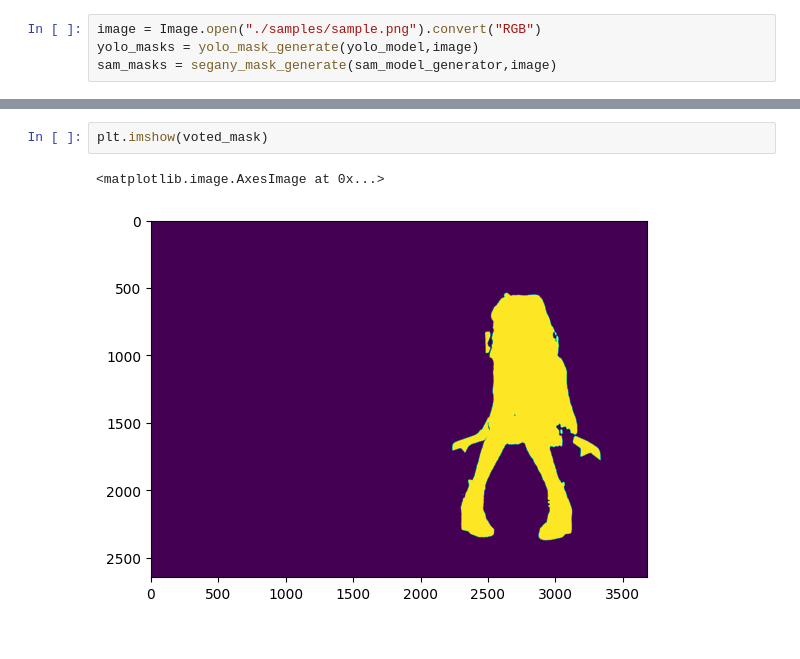
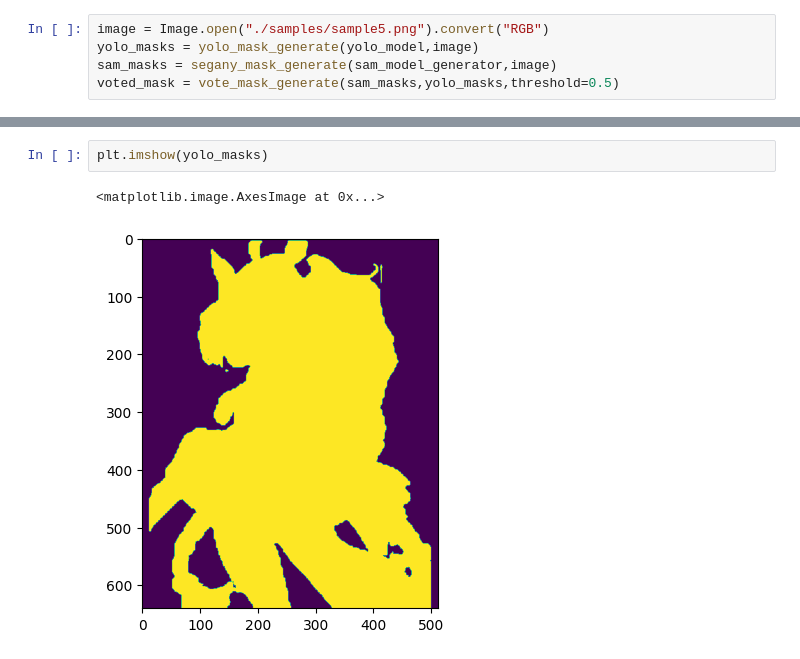
Before and after one commit to Akito-UzukiP/Anime-seg-yolov8, a Jupyter notebook: detect_with_segany.ipynb, the cells around one changed output, grey strips where cells are left out. Cells and saved outputs as stored; diff of their text form.

```diff
--- a/detect_with_segany.ipynb
+++ b/detect_with_segany.ipynb
@@ -13,6 +18,7 @@ sam_model_generator = SamAutomaticMaskGenerator(sam)
 yolo_model = YOLO('./yolo/last.pt')
 # %%
-image = Image.open("./samples/sample.png").convert("RGB")
+image = Image.open("./samples/sample5.png").convert("RGB")
 yolo_masks = yolo_mask_generate(yolo_model,image)
 sam_masks = segany_mask_generate(sam_model_generator,image)
+voted_mask = vote_mask_generate(sam_masks,yolo_masks,threshold=0.5)
 # %% [output]
@@ -56,5 +44,5 @@ voted_mask = vote_mask_generate(sam_masks,yolo_masks,threshold=0.5)
 # %%
-plt.imshow(voted_mask)
+plt.imshow(yolo_masks)
 # %% [output]
 <matplotlib.image.AxesImage at 0x...>
-[figure, old version]
+[figure, new version]
```
Also changed, not shown: parts of 11 cells of this notebook.
